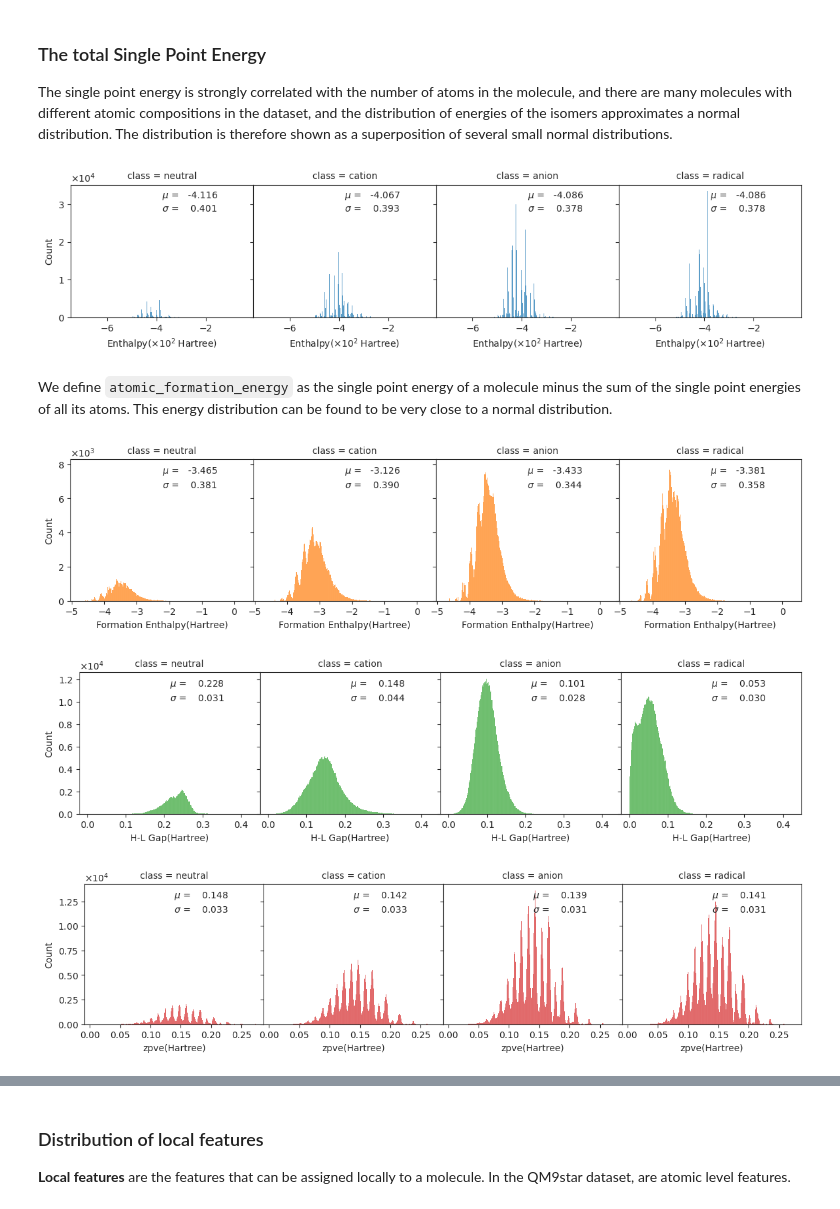
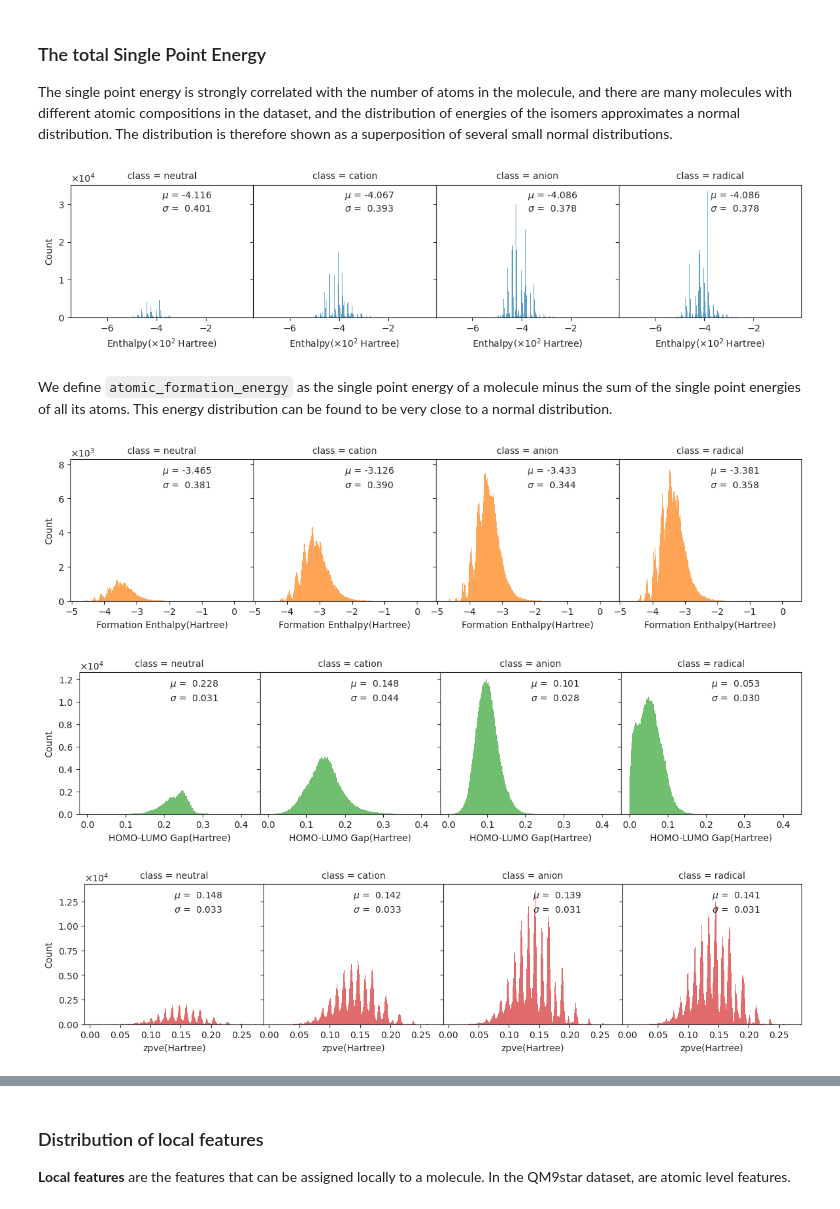
Before and after one commit to gentle1999/qm9star_query, a Jupyter notebook: tutorial/3-create_dataset.ipynb, the cells around one changed output, grey strips where cells are left out. Drawn from its saved outputs; the diff is of its cells as text; code cells hidden in the pictures.

```diff
--- a/tutorial/3-create_dataset.ipynb
+++ b/tutorial/3-create_dataset.ipynb
@@ -305,7 +305,7 @@ global_features_neutral_df = pd.DataFrame(
     {
         "Energy($\\times10^2$ Hartree)": neutral_dataset.energy / 1e2,
         "Formation Enthalpy(Hartree)": neutral_dataset.formation_enthalpy,
-        "H-L Gap(Hartree)": neutral_dataset.alpha_gap,
+        "HOMO-LUMO Gap(Hartree)": neutral_dataset.alpha_gap,
         "zpve(Hartree)": neutral_dataset.zpve,
         "Enthalpy($\\times10^2$ Hartree)": neutral_dataset.H_T / 1e2,
         "Entropy(cal/mol/K)": neutral_dataset.S,
@@ -320,7 +320,7 @@ global_features_cation_df = pd.DataFrame(
     {
         "Energy($\\times10^2$ Hartree)": cation_dataset.energy / 1e2,
         "Formation Enthalpy(Hartree)": cation_dataset.formation_enthalpy,
-        "H-L Gap(Hartree)": cation_dataset.alpha_gap,
+        "HOMO-LUMO Gap(Hartree)": cation_dataset.alpha_gap,
         "zpve(Hartree)": cation_dataset.zpve,
         "Enthalpy($\\times10^2$ Hartree)": cation_dataset.H_T / 1e2,
         "Entropy(cal/mol/K)": cation_dataset.S,
@@ -335,7 +335,7 @@ global_features_anion_df = pd.DataFrame(
     {
         "Energy($\\times10^2$ Hartree)": anion_dataset.energy / 1e2,
         "Formation Enthalpy(Hartree)": anion_dataset.formation_enthalpy,
-        "H-L Gap(Hartree)": anion_dataset.alpha_gap,
+        "HOMO-LUMO Gap(Hartree)": anion_dataset.alpha_gap,
         "zpve(Hartree)": anion_dataset.zpve,
         "Enthalpy($\\times10^2$ Hartree)": anion_dataset.H_T / 1e2,
         "Entropy(cal/mol/K)": anion_dataset.S,
@@ -350,7 +350,7 @@ global_features_radical_df = pd.DataFrame(
     {
         "Energy($\\times10^2$ Hartree)": radical_dataset.energy / 1e2,
         "Formation Enthalpy(Hartree)": radical_dataset.formation_enthalpy,
-        "H-L Gap(Hartree)": radical_dataset.alpha_gap,
+        "HOMO-LUMO Gap(Hartree)": radical_dataset.alpha_gap,
         "zpve(Hartree)": radical_dataset.zpve,
         "Enthalpy($\\times10^2$ Hartree)": radical_dataset.H_T / 1e2,
         "Entropy(cal/mol/K)": radical_dataset.S,
@@ -384,13 +384,13 @@ def draw_global_feature_distribution(df: pd.DataFrame, feature_name: str, index=
         ax.text(
             0.5,
             0.9,
-            f"$\mu$ = {data[feature_name].mean():>8.3f}",
+            f"$\mu$ ={data[feature_name].mean():>7.3f}",
             transform=ax.transAxes,
         )
         ax.text(
             0.5,
             0.8,
-            f"$\sigma$ = {data[feature_name].std():>8.3f}",
+            f"$\sigma$ ={data[feature_name].std():>7.3f}",
             transform=ax.transAxes,
         )
 
@@ -421,7 +421,7 @@ g = draw_global_feature_distribution(
 g.figure.set_size_inches(12, 4)
 g.figure.savefig("img/global_g1.svg", bbox_inches="tight")
 # %% [output]
-[figure, old version]
+[figure, new version]
 # %% [markdown]
 We define `atomic_formation_energy` as the single point energy of a molecule minus the sum of the single point energies of all its atoms. This energy distribution can be found to be very close to a normal distribution.
 # %%
@@ -431,21 +431,21 @@ g = draw_global_feature_distribution(
 g.figure.set_size_inches(12, 4)
 g.figure.savefig("img/global_g2.svg", bbox_inches="tight")
 # %% [output]
-[figure, old version]
+[figure, new version]
 # %%
 g = draw_global_feature_distribution(
-    global_features_total_df, "H-L Gap(Hartree)", 2)
+    global_features_total_df, "HOMO-LUMO Gap(Hartree)", 2
+)
 g.figure.set_size_inches(12, 4)
 g.figure.savefig("img/global_g3.svg", bbox_inches="tight")
 # %% [output]
-[figure, old version]
+[figure, new version]
 # %%
-g = draw_global_feature_distribution(
-    global_features_total_df, "zpve(Hartree)", 3)
+g = draw_global_feature_distribution(global_features_total_df, "zpve(Hartree)", 3)
 g.figure.set_size_inches(12, 4)
 g.figure.savefig("img/global_g4.svg", bbox_inches="tight")
 # %% [output]
-[figure, old version]
+[figure, new version]
 # %%
 g = draw_global_feature_distribution(
     global_features_total_df, "$\\alpha$($\\times10^2$ $bohr^3$)", 4
```
Also changed, not shown: parts of 2 cells of this notebook, 11 other files.
